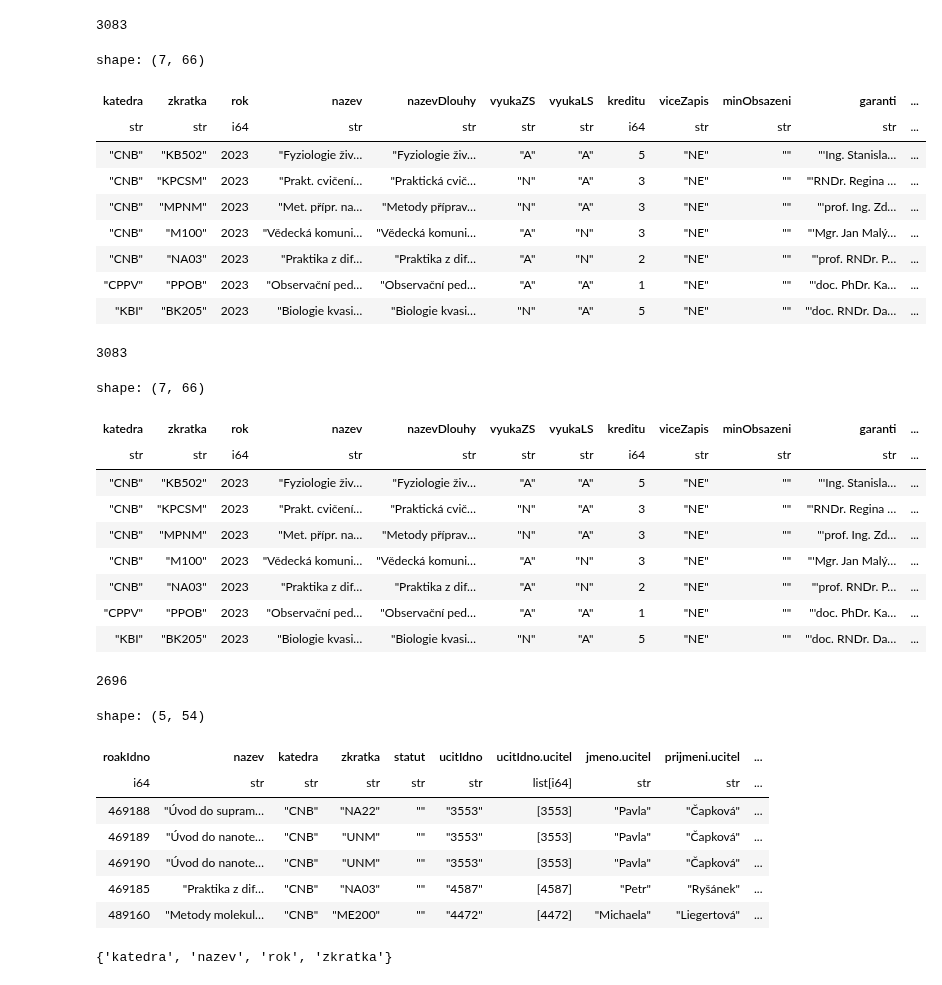
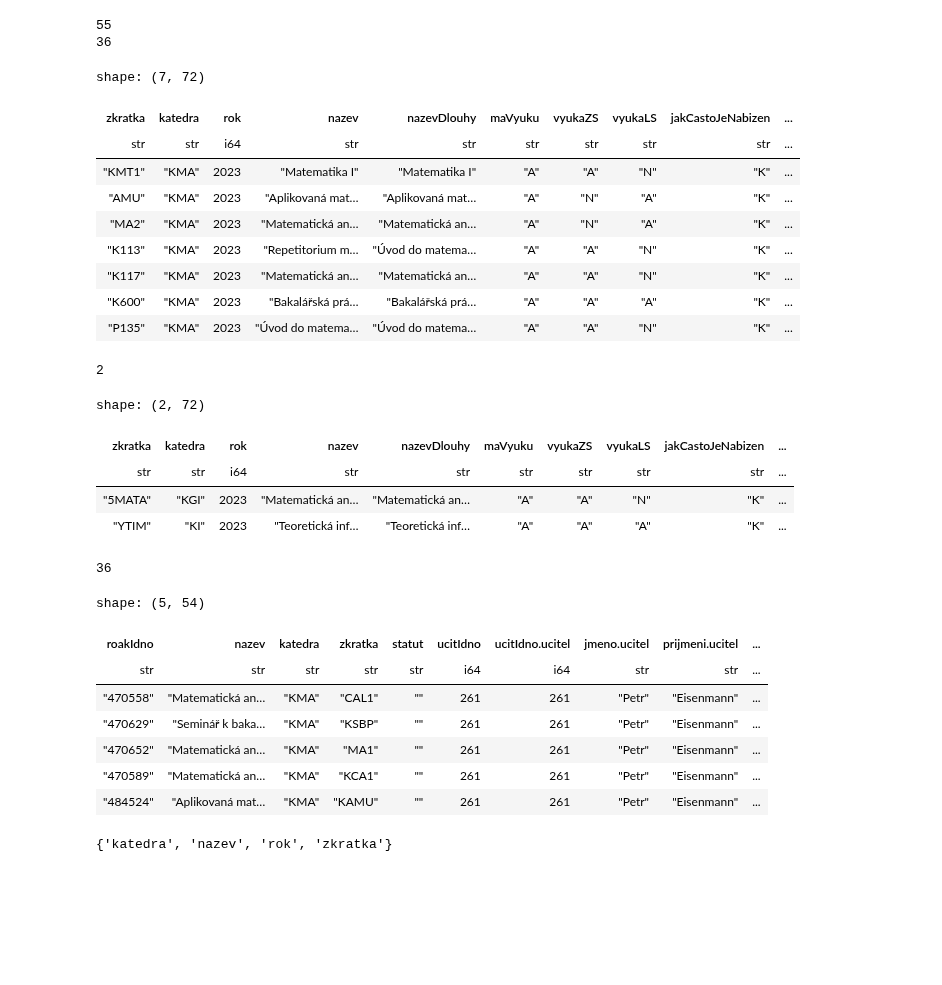
Before and after one commit to MFVS/kontrola-rozvrhu-extended, a Jupyter notebook: stag_bombator1.1.b1.ipynb, the cells around one changed output. Cells and saved outputs as stored; diff of their text form; code cells hidden in the pictures; blank space fills up the shorter version.

```diff
--- a/stag_bombator1.1.b1.ipynb
+++ b/stag_bombator1.1.b1.ipynb
@@ -10,9 +10,19 @@ def fix_str_to_int(data:pl.DataFrame, fix_list:list):
         if column_types[index] != pl.String:
             fix_list.remove(column)
 
-    data = data.with_columns(pl.col(fix_list).str.split(","))
-    data = data.with_columns(pl.col(fix_list).list.eval(pl.element().str.strip_chars()))
-    data = data.with_columns(pl.col(fix_list).list.eval(pl.element().cast(pl.Int64, strict=False)))
+    # data = data.with_columns(pl.col(fix_list).str.split(","))
+    # data = data.with_columns(pl.col(fix_list).list.eval(pl.element().str.strip_chars()))
+    # data = data.with_columns(pl.col(fix_list).list.eval(pl.element().cast(pl.Int64, strict=False)))
+
+    data = data.with_columns(
+        pl.col(fix_list)
+        .str.split(",")
+        .list.eval(
+            pl.element()
+            .str.strip_chars()
+            .cast(pl.Int64, strict=False)
+        )
+    )
 
     for column in fix_list:
         data = data.with_columns(pl.when(pl.col(column).list.eval(pl.element().is_null()).list.all()).then(None).otherwise(pl.col(column)).alias("bools"))
@@ -53,24 +55,26 @@ def list_compare(dataframe:pl.DataFrame, column_from:str, column_to:str) -> pl.S
 # %%
-rozvrh_by_kat = pl.read_csv("source_tables/rozvrhy_fakulta.csv").drop("semestr").unique().rename({"predmet" : "zkratka"})
+rozvrh_by_kat = pl.read_csv("source_tables/rozvrh_ucitel.csv").drop("semestr").unique().rename({"predmet" : "zkratka"})
 rozvrh_by_kat = fix_str_to_int(rozvrh_by_kat, ["ucitIdno.ucitel", "vsichniUciteleUcitIdno"])
 #print(rozvrh_by_kat.head())
-predmety_by_kat = pl.read_csv("source_tables/predmety_fakulta.csv").drop("semestr").unique().drop(["pocetStudentu", "aSkut", "bSkut", "cSkut"])
+predmety_by_kat = pl.read_csv("source_tables/predmety_ucitel.csv").drop("semestr").unique().drop(["pocetStudentu", "aSkut", "bSkut", "cSkut"])
 predmety_by_kat = fix_str_to_int(predmety_by_kat, ["garantiUcitIdno", "prednasejiciUcitIdno", "cviciciUcitIdno", "seminariciUcitIdno", "hodZaSemKombForma"])
 print(predmety_by_kat.__len__())
+print(rozvrh_by_kat.__len__())
 predmety_by_kat.head(7)
 #predmety_by_kat = pl.read_excel("source_tables/getPredmetyByKatedraFullInfo-2023-03-15-17-40.xlsx", sheet_id=1, engine="openpyxl").drop("semestr").unique().drop(["pocetStudentu", "aSkut", "bSkut", "cSkut"])
 # %% [output]
-3083
+55
+36
-shape: (7, 66)
+shape: (7, 72)
-| katedra | zkratka | rok | nazev | nazevDlouhy | vyukaZS | vyukaLS | kreditu | viceZapis | minObsazeni | garanti | ... |
-| str | str | i64 | str | str | str | str | i64 | str | str | str | ... |
-| "CNB" | "KB502" | 2023 | "Fyziologie živ… | "Fyziologie živ… | "A" | "A" | 5 | "NE" | "" | "'Ing. Stanisla… | ... |
-| "CNB" | "KPCSM" | 2023 | "Prakt. cvičení… | "Praktická cvič… | "N" | "A" | 3 | "NE" | "" | "'RNDr. Regina … | ... |
-| "CNB" | "MPNM" | 2023 | "Met. přípr. na… | "Metody příprav… | "N" | "A" | 3 | "NE" | "" | "'prof. Ing. Zd… | ... |
-| "CNB" | "M100" | 2023 | "Vědecká komuni… | "Vědecká komuni… | "A" | "N" | 3 | "NE" | "" | "'Mgr. Jan Malý… | ... |
-| "CNB" | "NA03" | 2023 | "Praktika z dif… | "Praktika z dif… | "A" | "N" | 2 | "NE" | "" | "'prof. RNDr. P… | ... |
-| "CPPV" | "PPOB" | 2023 | "Observační ped… | "Observační ped… | "A" | "A" | 1 | "NE" | "" | "'doc. PhDr. Ka… | ... |
-| "KBI" | "BK205" | 2023 | "Biologie kvasi… | "Biologie kvasi… | "N" | "A" | 5 | "NE" | "" | "'doc. RNDr. Da… | ... |
+| zkratka | katedra | rok | nazev | nazevDlouhy | maVyuku | vyukaZS | vyukaLS | jakCastoJeNabizen | ... |
+| str | str | i64 | str | str | str | str | str | str | ... |
+| "KMT1" | "KMA" | 2023 | "Matematika I" | "Matematika I" | "A" | "A" | "N" | "K" | ... |
+| "AMU" | "KMA" | 2023 | "Aplikovaná mat… | "Aplikovaná mat… | "A" | "N" | "A" | "K" | ... |
+| "MA2" | "KMA" | 2023 | "Matematická an… | "Matematická an… | "A" | "N" | "A" | "K" | ... |
+| "K113" | "KMA" | 2023 | "Repetitorium m… | "Úvod do matema… | "A" | "A" | "N" | "K" | ... |
+| "K117" | "KMA" | 2023 | "Matematická an… | "Matematická an… | "A" | "A" | "N" | "K" | ... |
+| "K600" | "KMA" | 2023 | "Bakalářská prá… | "Bakalářská prá… | "A" | "A" | "A" | "K" | ... |
+| "P135" | "KMA" | 2023 | "Úvod do matema… | "Úvod do matema… | "A" | "A" | "N" | "K" | ... |
 # %%
 bez_problemu = predmety_by_kat.select(["katedra", "zkratka", "nazev"]).with_columns(pl.concat_str([pl.col("zkratka"), pl.col("katedra")], separator="/").alias("identifier"))
 # %%
@@ -83,33 +87,28 @@ bez_problemu = predmety_by_kat.select(["katedra", "zkratka", "nazev"]).with_colu
 # rozvrh_by_kat = rozvrh_by_kat.filter(qr)
 # predmety_by_kat = predmety_by_kat.filter(qr)
 # %%
-print(predmety_by_kat.__len__())
-predmety_by_kat.head(7)
+print(predmety_by_kat.filter(pl.col("katedra") != "KMA").__len__())
+predmety_by_kat.filter(pl.col("katedra") != "KMA").head(7)
 # %% [output]
-3083
+2
-shape: (7, 66)
+shape: (2, 72)
-| katedra | zkratka | rok | nazev | nazevDlouhy | vyukaZS | vyukaLS | kreditu | viceZapis | minObsazeni | garanti | ... |
-| str | str | i64 | str | str | str | str | i64 | str | str | str | ... |
-| "CNB" | "KB502" | 2023 | "Fyziologie živ… | "Fyziologie živ… | "A" | "A" | 5 | "NE" | "" | "'Ing. Stanisla… | ... |
-| "CNB" | "KPCSM" | 2023 | "Prakt. cvičení… | "Praktická cvič… | "N" | "A" | 3 | "NE" | "" | "'RNDr. Regina … | ... |
-| "CNB" | "MPNM" | 2023 | "Met. přípr. na… | "Metody příprav… | "N" | "A" | 3 | "NE" | "" | "'prof. Ing. Zd… | ... |
-| "CNB" | "M100" | 2023 | "Vědecká komuni… | "Vědecká komuni… | "A" | "N" | 3 | "NE" | "" | "'Mgr. Jan Malý… | ... |
-| "CNB" | "NA03" | 2023 | "Praktika z dif… | "Praktika z dif… | "A" | "N" | 2 | "NE" | "" | "'prof. RNDr. P… | ... |
-| "CPPV" | "PPOB" | 2023 | "Observační ped… | "Observační ped… | "A" | "A" | 1 | "NE" | "" | "'doc. PhDr. Ka… | ... |
-| "KBI" | "BK205" | 2023 | "Biologie kvasi… | "Biologie kvasi… | "N" | "A" | 5 | "NE" | "" | "'doc. RNDr. Da… | ... |
+| zkratka | katedra | rok | nazev | nazevDlouhy | maVyuku | vyukaZS | vyukaLS | jakCastoJeNabizen | ... |
+| str | str | i64 | str | str | str | str | str | str | ... |
+| "5MATA" | "KGI" | 2023 | "Matematická an… | "Matematická an… | "A" | "A" | "N" | "K" | ... |
+| "YTIM" | "KI" | 2023 | "Teoretická inf… | "Teoretická inf… | "A" | "A" | "A" | "K" | ... |
 # %%
 print(rozvrh_by_kat.__len__())
 rozvrh_by_kat.head(5)
 # %% [output]
-2696
+36
 shape: (5, 54)
 | roakIdno | nazev | katedra | zkratka | statut | ucitIdno | ucitIdno.ucitel | jmeno.ucitel | prijmeni.ucitel | ... |
-| i64 | str | str | str | str | str | list[i64] | str | str | ... |
-| 469188 | "Úvod do supram… | "CNB" | "NA22" | "" | "3553" | [3553] | "Pavla" | "Čapková" | ... |
-| 469189 | "Úvod do nanote… | "CNB" | "UNM" | "" | "3553" | [3553] | "Pavla" | "Čapková" | ... |
-| 469190 | "Úvod do nanote… | "CNB" | "UNM" | "" | "3553" | [3553] | "Pavla" | "Čapková" | ... |
-| 469185 | "Praktika z dif… | "CNB" | "NA03" | "" | "4587" | [4587] | "Petr" | "Ryšánek" | ... |
-| 489160 | "Metody molekul… | "CNB" | "ME200" | "" | "4472" | [4472] | "Michaela" | "Liegertová" | ... |
+| str | str | str | str | str | i64 | i64 | str | str | ... |
+| "470558" | "Matematická an… | "KMA" | "CAL1" | "" | 261 | 261 | "Petr" | "Eisenmann" | ... |
+| "470629" | "Seminář k baka… | "KMA" | "KSBP" | "" | 261 | 261 | "Petr" | "Eisenmann" | ... |
+| "470652" | "Matematická an… | "KMA" | "MA1" | "" | 261 | 261 | "Petr" | "Eisenmann" | ... |
+| "470589" | "Matematická an… | "KMA" | "KCA1" | "" | 261 | 261 | "Petr" | "Eisenmann" | ... |
+| "484524" | "Aplikovaná mat… | "KMA" | "KAMU" | "" | 261 | 261 | "Petr" | "Eisenmann" | ... |
 # %%
 set(rozvrh_by_kat.columns) & set(predmety_by_kat.columns)
 # %% [output]
```
Also changed, not shown: parts of 10 cells of this notebook, 11 other files.
